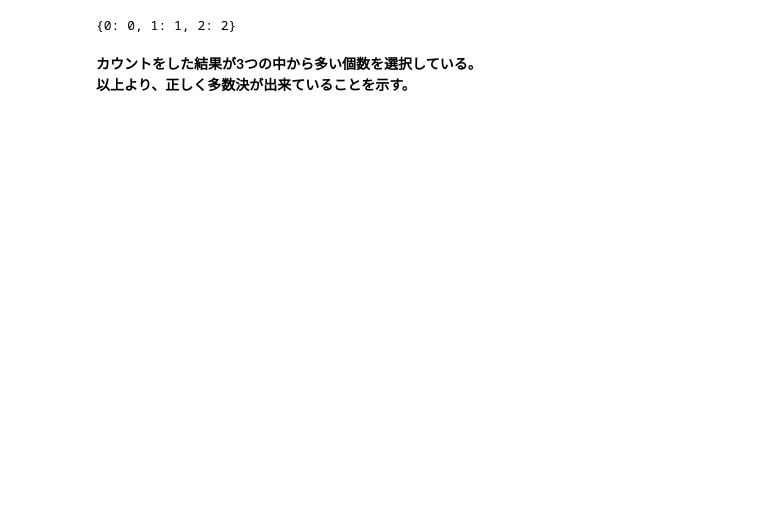
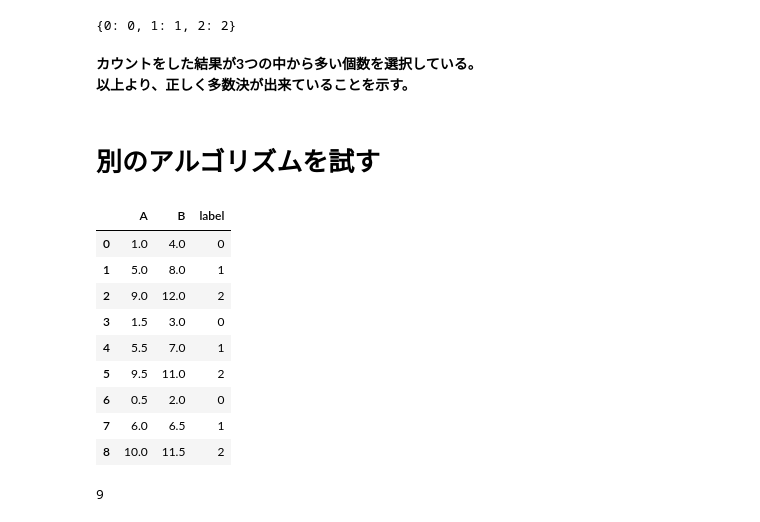
Before and after one commit to mpsamurai/ml-101-exercises, a Jupyter notebook: 02_kNN/teraoka/k-nearest_neighbors.ipynb, the cells around one changed output. Saved outputs shown, nothing was run; the diff lists cells and outputs as text; code cells hidden in the pictures; blank space fills up the shorter version.

```diff
--- a/02_kNN/teraoka/k-nearest_neighbors.ipynb
+++ b/02_kNN/teraoka/k-nearest_neighbors.ipynb
@@ -358,3 +358,23 @@ count_result
 # %% [markdown]
 **カウントをした結果が3つの中から多い個数を選択している。**
 **以上より、正しく多数決が出来ていることを示す。**
+# %% [markdown]
+# 別のアルゴリズムを試す
+# %%
+test_input = pd.DataFrame(data=([[1,4, 0], [5,8, 1], [9,12, 2], [1.5,3, 0], [5.5,7, 1], [9.5,11, 2], [0.5,2, 0], [6,6.5, 1], [10,11.5, 2]]), columns=('A','B', 'label'))
+test_input
+# %% [output]
+|  | A | B | label |
+| 0 | 1.0 | 4.0 | 0 |
+| 1 | 5.0 | 8.0 | 1 |
+| 2 | 9.0 | 12.0 | 2 |
+| 3 | 1.5 | 3.0 | 0 |
+| 4 | 5.5 | 7.0 | 1 |
+| 5 | 9.5 | 11.0 | 2 |
+| 6 | 0.5 | 2.0 | 0 |
+| 7 | 6.0 | 6.5 | 1 |
+| 8 | 10.0 | 11.5 | 2 |
+# %%
+len(test_input)
+# %% [output]
+9
```
Also changed, not shown: parts of 11 cells of this notebook.
